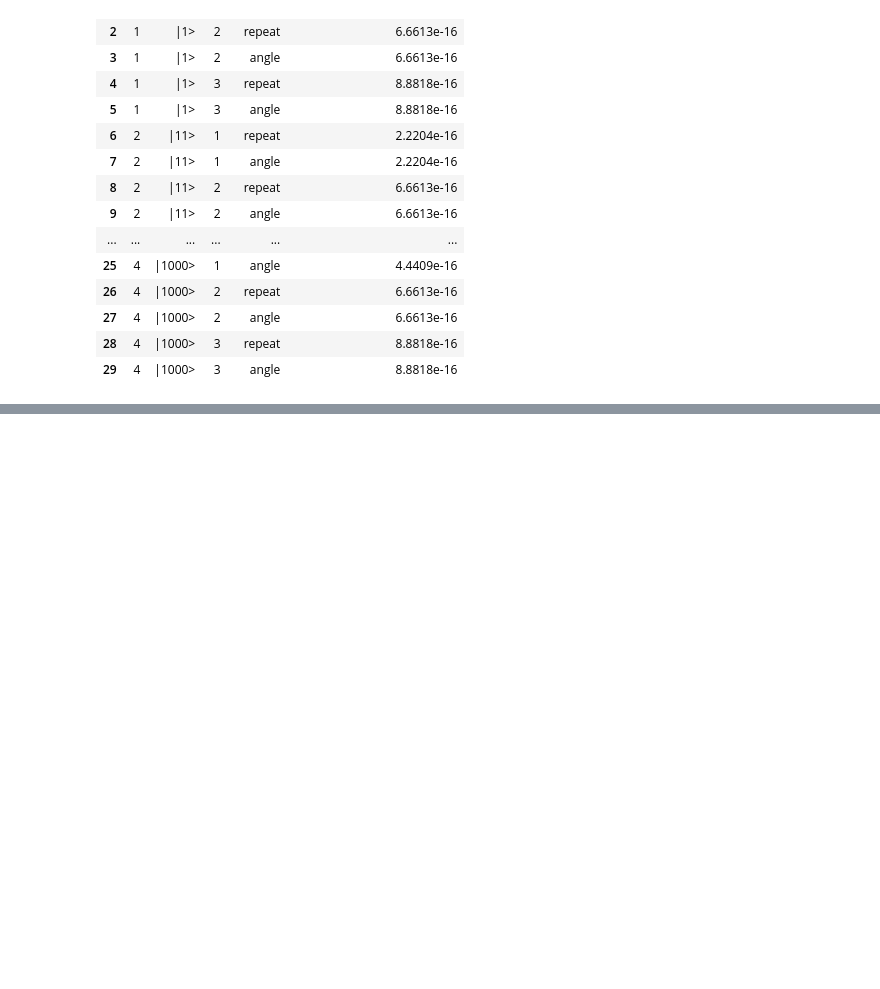
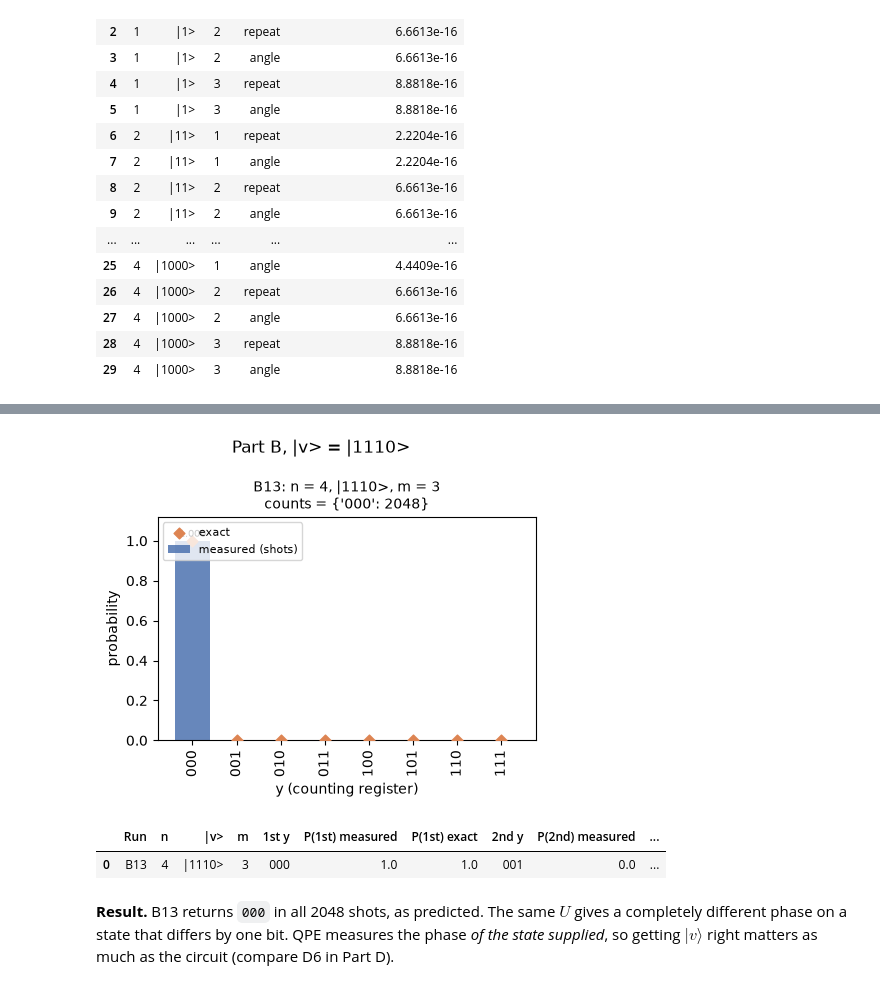
Before and after one commit to ShahVraj27/QAP-Assignment-2, a Jupyter notebook: notebooks/Assignment2_QPE.ipynb, the cells around one changed output, grey strips where cells are left out. Cells and saved outputs as stored; diff of their text form; code cells hidden in the pictures; blank space fills up the shorter version.

```diff
--- a/notebooks/Assignment2_QPE.ipynb
+++ b/notebooks/Assignment2_QPE.ipynb
@@ -413,0 +662,15 @@ Largest difference over all 30 checks: 8.881784197001252e-16
+# %%
+b13 = part_b_extra_run(method="angle", shots=SHOTS, seed=SEED)
+table_b13 = part_b_table([b13])
+table_b13.to_csv(TAB_DIR / "part_b_B13_1110.csv", index=False)
+plot_side_by_side([{"measured": b13["measured"], "exact": b13["exact"], "m": 3,
+                    "title": f"B13: n = 4, |1110>, m = 3\ncounts = {b13['counts']}"}],
+                  "Part B, |v> = |1110>", FIG_DIR / "part_b_B13_1110.png")
+plt.show()
+table_b13
+# %% [output]
+[figure, added]
+|  | Run | n | |v> | m | 1st y | P(1st) measured | P(1st) exact | 2nd y | P(2nd) measured | ... |
+| 0 | B13 | 4 | |1110> | 3 | 000 | 1.0 | 1.0 | 001 | 0.0 | ... |
+# %% [markdown]
+**Result.** B13 returns `000` in all 2048 shots, as predicted. The same $U$ gives a completely different phase on a state that differs by one bit. QPE measures the phase *of the state supplied*, so getting $|v\rangle$ right matters as much as the circuit (compare D6 in Part D).
```
Also changed, not shown: parts of 17 cells of this notebook, 24 other files.
